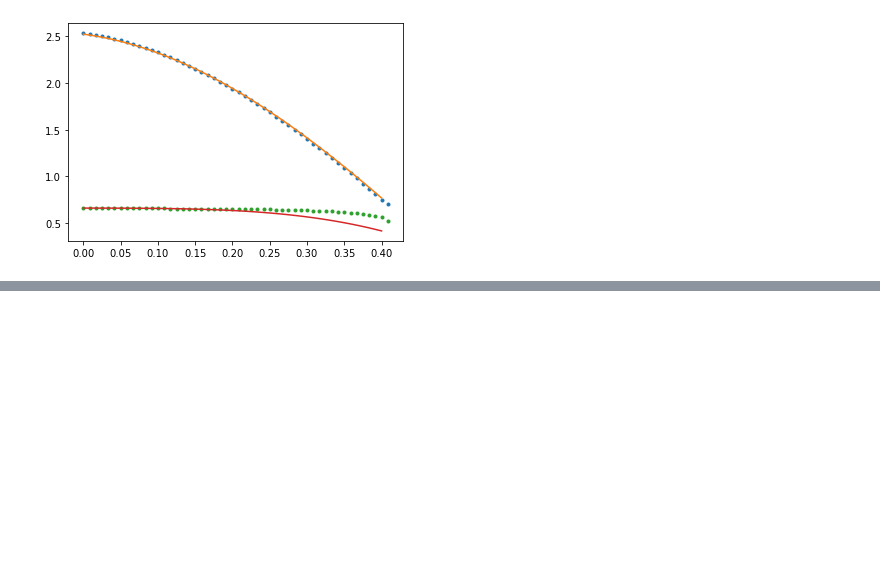
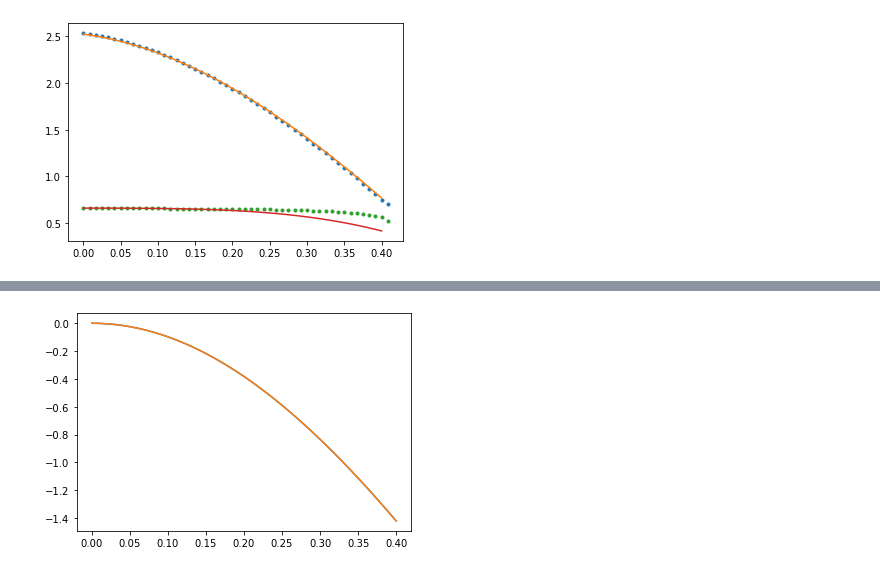
Before and after one commit to ljmamoreira/fslinky, a Jupyter notebook: code/vidnumfit.ipynb, the cells around one changed output, grey strips where cells are left out. Saved outputs shown, nothing was run; the diff lists cells and outputs as text; code cells hidden in the pictures; blank space fills up the shorter version.

```diff
--- a/code/vidnumfit.ipynb
+++ b/code/vidnumfit.ipynb
@@ -64,0 +105,4 @@ plt.plot(tl, xl[0],'.',
+# %%
+plt.plot(tn,xn[0], tn, xn[0]);
+# %% [output]
+[figure, added]
```
Also changed, not shown: parts of 4 cells of this notebook, 1 other file.
